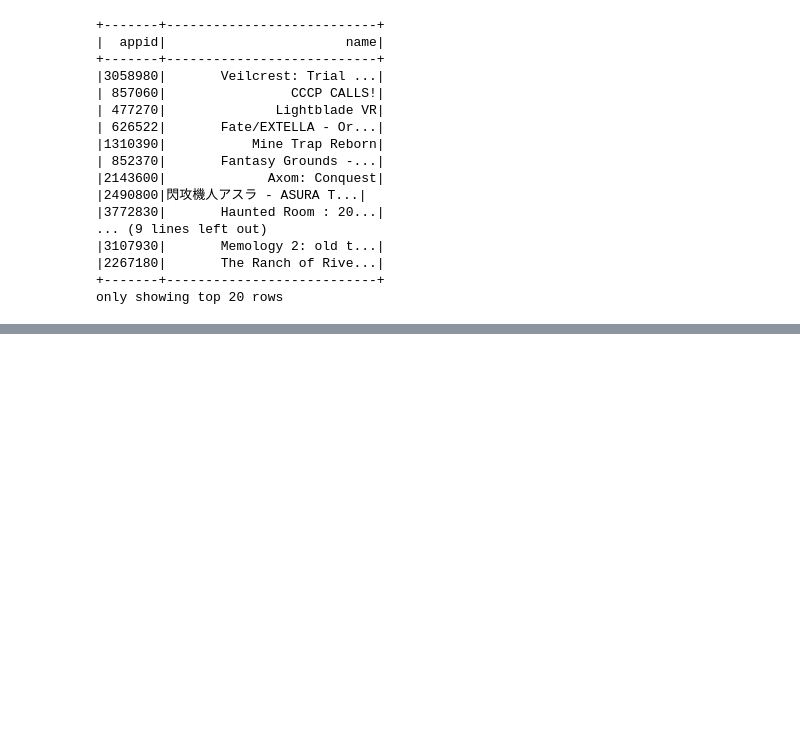
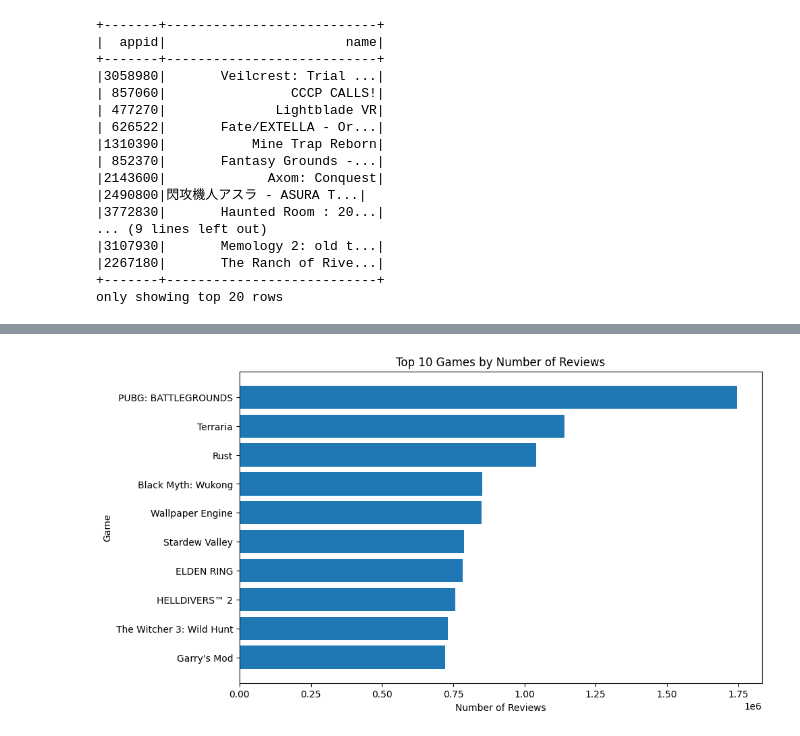
Before and after one commit to Sebinate/SteamEngineforExperiencePrediction, a Jupyter notebook: experiments/experiments.ipynb, the cells around one changed output, grey strips where cells are left out. Drawn from its saved outputs; the diff is of its cells as text; code cells hidden in the pictures; blank space fills up the shorter version.

```diff
--- a/experiments/experiments.ipynb
+++ b/experiments/experiments.ipynb
@@ -890,0 +209,4 @@ root
+# %%
+# copy df
+df_reviews_copy = df_reviews.alias('df_reviews_copy')
+df_games_copy = df_games.alias('df_games_copy')
@@ -890,0 +498,11 @@ root
+# %%
+# Merge reviews and games
+df_merged = df_reviews_copy.join(
+    df_games,
+    on="appid",
+    how="left"
+)
+
+df_merged.show(5, truncate=False)
+
+print(f"Merged rows: {df_merged.count():,}")
@@ -890,0 +532,12 @@ root
+# %%
+# Top Reviewed games
+
+top_games = df_merged.groupBy("appid", "name") \
+    .agg(
+        F.count("*").alias("review_count"),
+        F.countDistinct("author_id").alias("unique_reviewers"),
+        F.round(F.avg("playtime_forever"), 2).alias("avg_playtime_forever")
+    ) \
+    .orderBy(F.desc("review_count"))
+
+top_games.show(20, truncate=False)
@@ -890,0 +605,14 @@ root
+# %%
+# Visualized top 10 games
+
+top_games_pd = top_games.limit(10).toPandas()
+
+plt.figure(figsize=(10, 6))
+plt.barh(top_games_pd["name"], top_games_pd["review_count"])
+plt.xlabel("Number of Reviews")
+plt.ylabel("Game")
+plt.title("Top 10 Games by Number of Reviews")
+plt.gca().invert_yaxis()
+plt.show()
+# %% [output]
+[figure, added]
```
Also changed, not shown: parts of 74 cells of this notebook.
